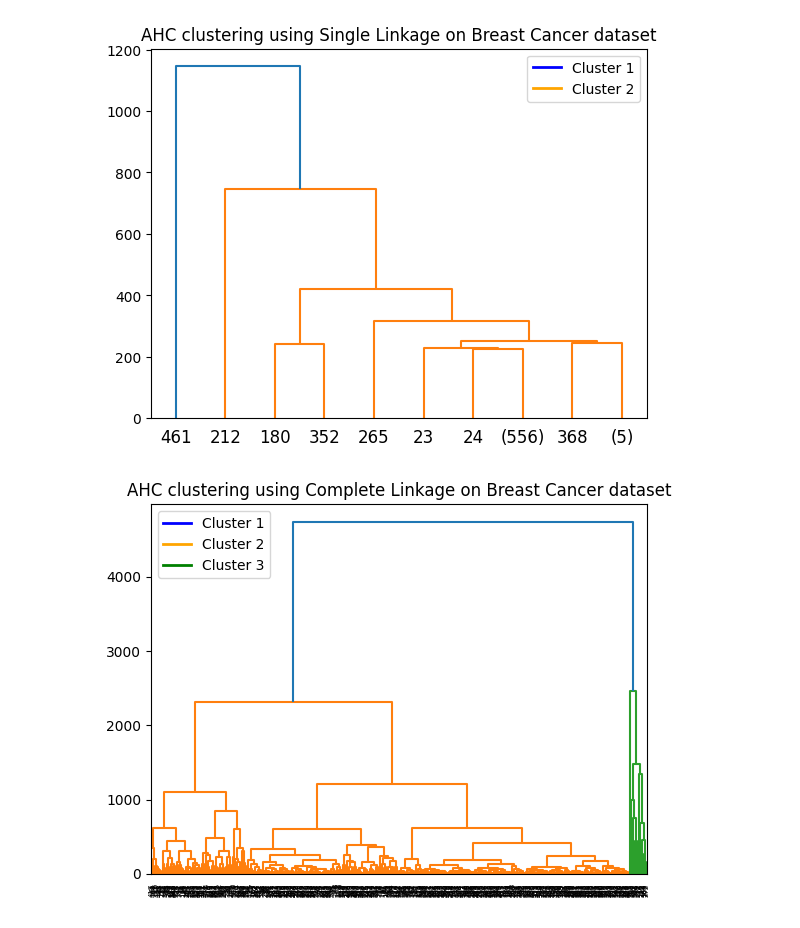
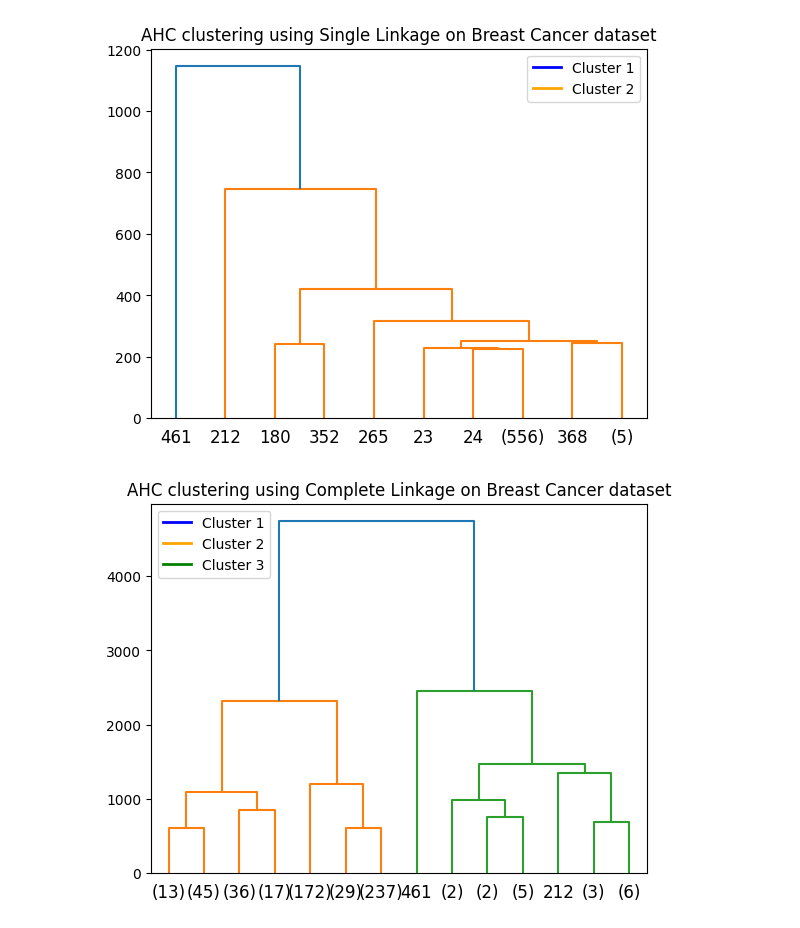
Before and after one commit to Tonguesten36/machine-learning-two, a Jupyter notebook: labwork2/AHC.ipynb, the cells around one changed output. Cells and saved outputs as stored; diff of their text form; code cells hidden in the pictures.

```diff
--- a/labwork2/AHC.ipynb
+++ b/labwork2/AHC.ipynb
@@ -157,24 +157,24 @@ plt.show()
 [figure]
 # %%
 from matplotlib.lines import Line2D
-
+import os
 #Delete the existing png file if it exists
 if os.path.exists("AHC_brst_complete.png"):
     os.remove("AHC_brst_complete.png")
 
 #AHC clustering using Complete Linkage on Breast Cancer dataset
 D = linkage(X_brst, 'complete')
 
 # Plot the dendrogram for the Complete linkage
-dendrogram(D, truncate_mode = 'lastp', p = 20)
+dendrogram(D, truncate_mode = 'lastp', p = 14)
 
 #Save the plot as a png file
 legend_elements = [Line2D([0], [0], color='b', lw=2, label='Cluster 1'),
                    Line2D([0], [0], color='orange', lw=2, label='Cluster 2'),
                    Line2D([0], [0], color='g', lw=2, label='Cluster 3')]
 plt.legend(handles=legend_elements, loc='upper left')
 plt.savefig('AHC_brst_complete.png')
 plt.title("AHC clustering using Complete Linkage on Breast Cancer dataset")
 plt.show()
 # %% [output]
-[figure, old version]
+[figure, new version]
```
Also changed, not shown: parts of 1 cell of this notebook, 1 other file.
